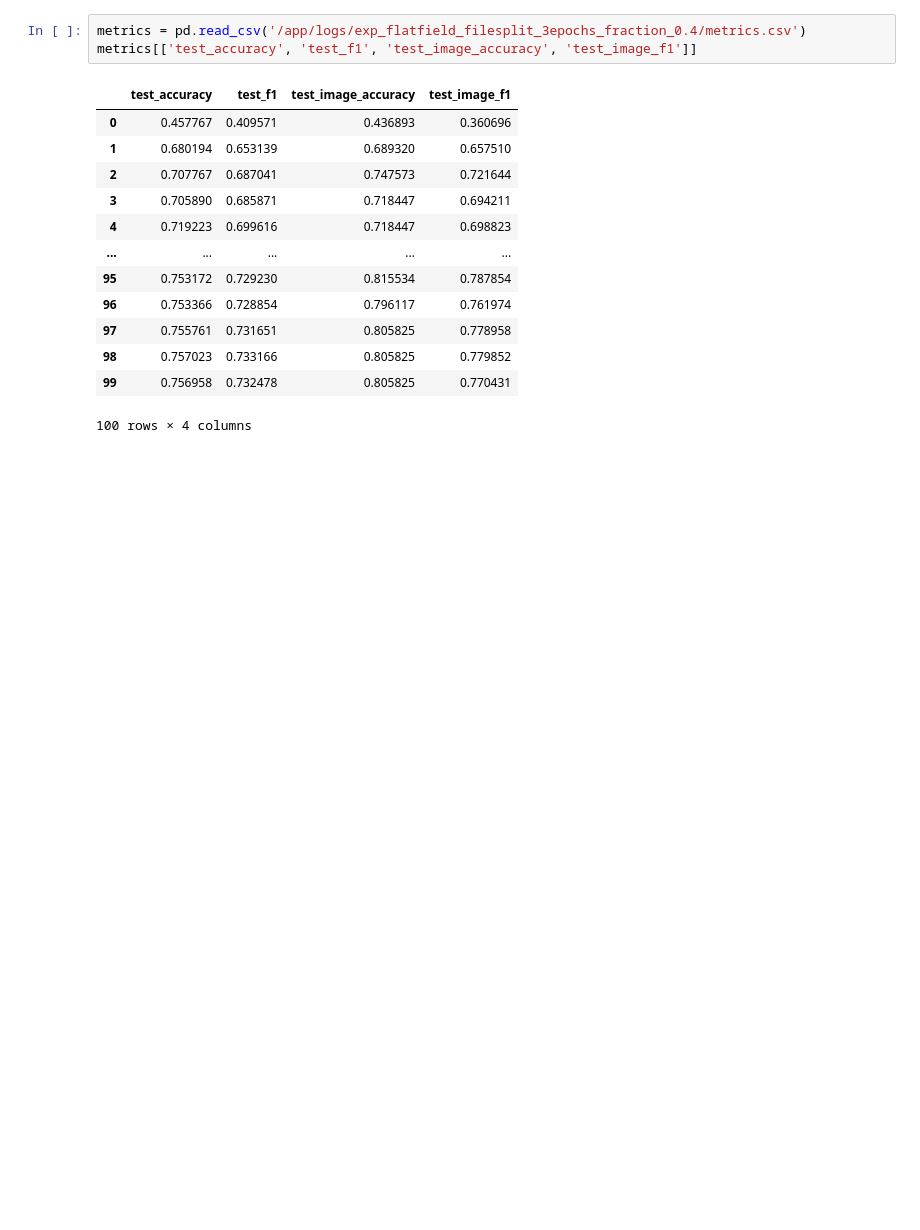
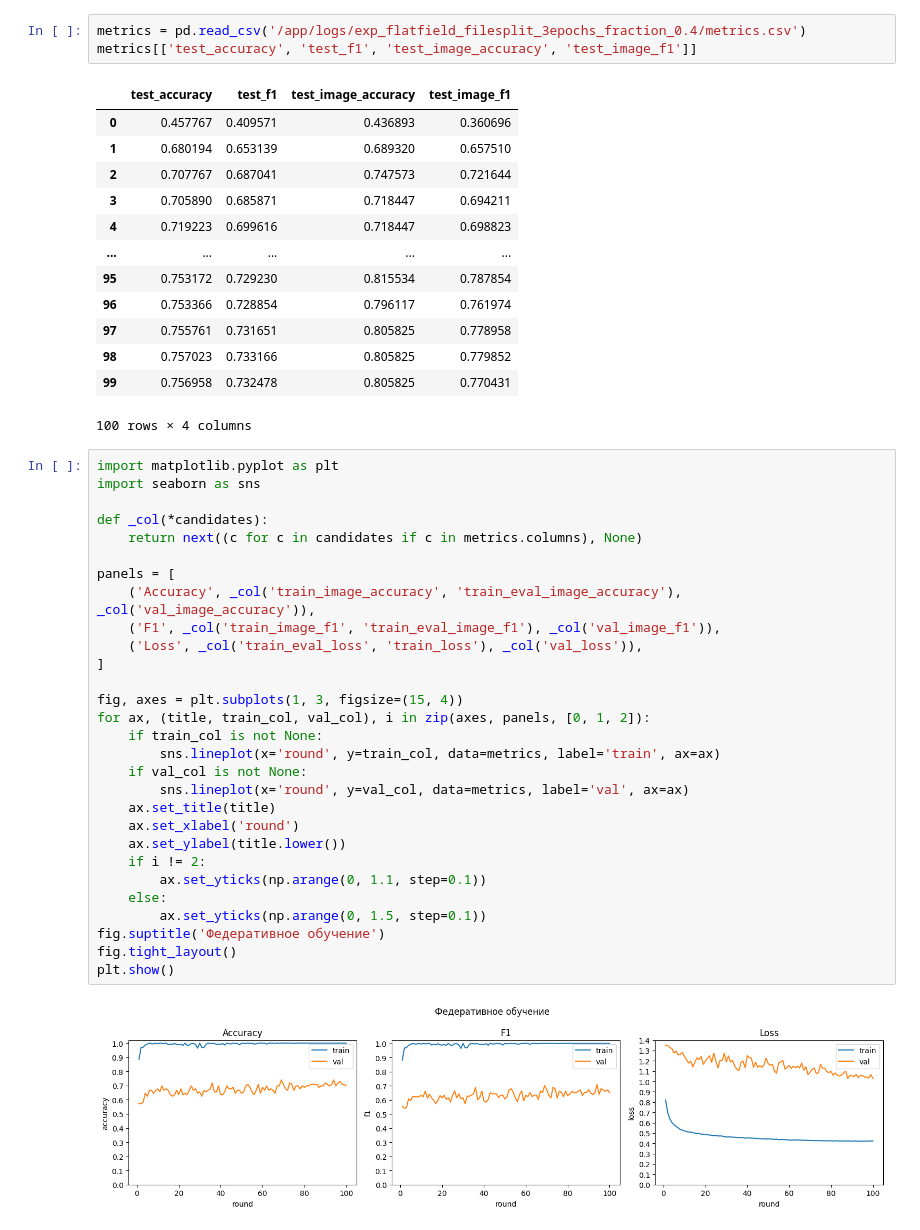
Before and after one commit to Ilyaant/federated-learning-experiments, a Jupyter notebook: notebooks/metrics.ipynb, the cells around one changed output. Saved outputs shown, nothing was run; the diff lists cells and outputs as text; blank space fills up the shorter version.

Commit message:
finalize fl plot

```diff
--- a/notebooks/metrics.ipynb
+++ b/notebooks/metrics.ipynb
@@ -394,3 +390,34 @@ metrics[['test_accuracy', 'test_f1', 'test_image_accuracy', 'test_image_f1']]
 | 98 | 0.757023 | 0.733166 | 0.805825 | 0.779852 |
 | 99 | 0.756958 | 0.732478 | 0.805825 | 0.770431 |
 100 rows × 4 columns
+# %%
+import matplotlib.pyplot as plt
+import seaborn as sns
+
+def _col(*candidates):
+    return next((c for c in candidates if c in metrics.columns), None)
+
+panels = [
+    ('Accuracy', _col('train_image_accuracy', 'train_eval_image_accuracy'), _col('val_image_accuracy')),
+    ('F1', _col('train_image_f1', 'train_eval_image_f1'), _col('val_image_f1')),
+    ('Loss', _col('train_eval_loss', 'train_loss'), _col('val_loss')),
+]
+
+fig, axes = plt.subplots(1, 3, figsize=(15, 4))
+for ax, (title, train_col, val_col), i in zip(axes, panels, [0, 1, 2]):
+    if train_col is not None:
+        sns.lineplot(x='round', y=train_col, data=metrics, label='train', ax=ax)
+    if val_col is not None:
+        sns.lineplot(x='round', y=val_col, data=metrics, label='val', ax=ax)
+    ax.set_title(title)
+    ax.set_xlabel('round')
+    ax.set_ylabel(title.lower())
+    if i != 2:
+        ax.set_yticks(np.arange(0, 1.1, step=0.1))
+    else:
+        ax.set_yticks(np.arange(0, 1.5, step=0.1))
+fig.suptitle('Федеративное обучение')
+fig.tight_layout()
+plt.show()
+# %% [output]
+[figure, added]
```
Also changed, not shown: parts of 3 cells of this notebook.
